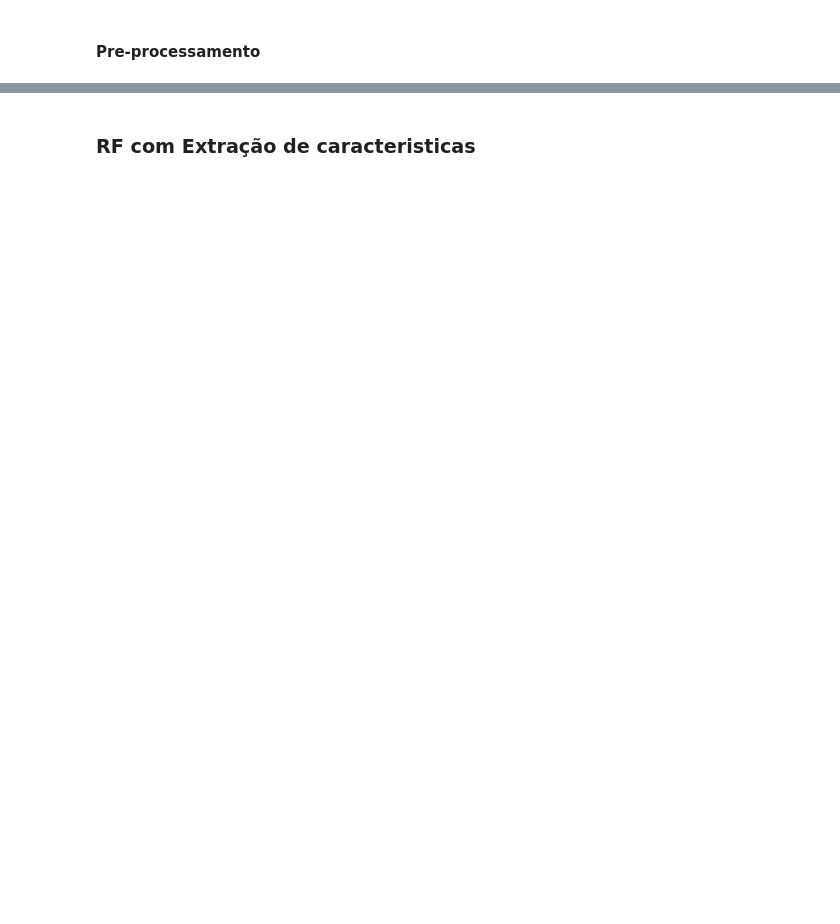
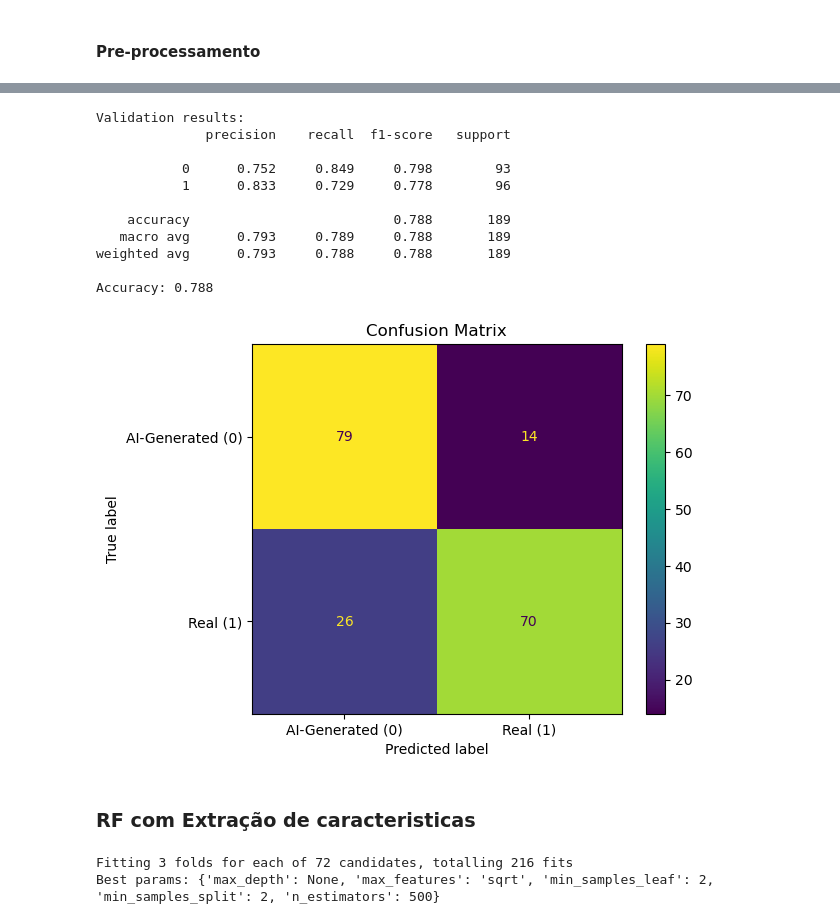
Before and after one commit to danilonascimento0/trab_rec_padroes, a Jupyter notebook: src/trab_rec_padroes.ipynb, the cells around one changed output, grey strips where cells are left out. Cells and saved outputs as stored; diff of their text form; code cells hidden in the pictures; blank space fills up the shorter version.

```diff
--- a/src/trab_rec_padroes.ipynb
+++ b/src/trab_rec_padroes.ipynb
@@ -134,18 +176,34 @@ rf_model.fit(X_train_flat, y_train)
 
 y_pred = rf_model.predict(X_val_flat)
 # %%
-print("\nValidation results:")
+def print_results(y_val, y_pred):
+    print("\nValidation results:")
 
-print(classification_report(y_val, y_pred, digits=3))
-print(f"Accuracy: {accuracy_score(y_val, y_pred):.3f}")
+    print(classification_report(y_val, y_pred, digits=3))
+    print(f"Accuracy: {accuracy_score(y_val, y_pred):.3f}")
 
-y_val = np.array(y_val, dtype=int)
-y_pred = np.array(y_pred, dtype=int)
+    y_val = np.array(y_val, dtype=int)
+    y_pred = np.array(y_pred, dtype=int)
 
-cm = confusion_matrix(y_val, y_pred, labels=[class_id for class_id in range(2)])
-disp = ConfusionMatrixDisplay(confusion_matrix=cm, display_labels=['AI-Generated (0)', 'Real (1)'])
-disp.plot()
-plt.title('Confusion Matrix')
-plt.show()
+    cm = confusion_matrix(y_val, y_pred, labels=[class_id for class_id in range(2)])
+    disp = ConfusionMatrixDisplay(confusion_matrix=cm, display_labels=['AI-Generated (0)', 'Real (1)'])
+    disp.plot()
+    plt.title('Confusion Matrix')
+    plt.show()
+
+print_results(y_val, y_pred)
+# %% [output]
+Validation results:
+              precision    recall  f1-score   support
+
+           0      0.752     0.849     0.798        93
+           1      0.833     0.729     0.778        96
+
+    accuracy                          0.788       189
+   macro avg      0.793     0.789     0.788       189
+weighted avg      0.793     0.788     0.788       189
+
+Accuracy: 0.788
+[figure, added]
 # %% [markdown]
 ### RF com Extração de caracteristicas
@@ -151,0 +230,24 @@ plt.show()
+# %%
+param_grid = {
+    'n_estimators': [100, 300, 500],
+    'max_depth': [None, 10, 20],
+    'min_samples_split': [2, 5],
+    'min_samples_leaf': [1, 2],
+    'max_features': ['sqrt', 'log2']
+}
+
+rf = RandomForestClassifier(
+    n_estimators=100,
+    max_depth=None,
+    random_state=42,
+    n_jobs=-1
+)
+
+grid_search = GridSearchCV(rf, param_grid, cv=3, scoring='accuracy', n_jobs=-1, verbose=1)
+grid_search.fit(X_train_feat, y_train)
+
+print("Best params:", grid_search.best_params_)
+best_rf = grid_search.best_estimator_
+# %% [output]
+Fitting 3 folds for each of 72 candidates, totalling 216 fits
+Best params: {'max_depth': None, 'max_features': 'sqrt', 'min_samples_leaf': 2, 'min_samples_split': 2, 'n_estimators': 500}
```
Also changed, not shown: parts of 12 cells of this notebook, 1 other file.
